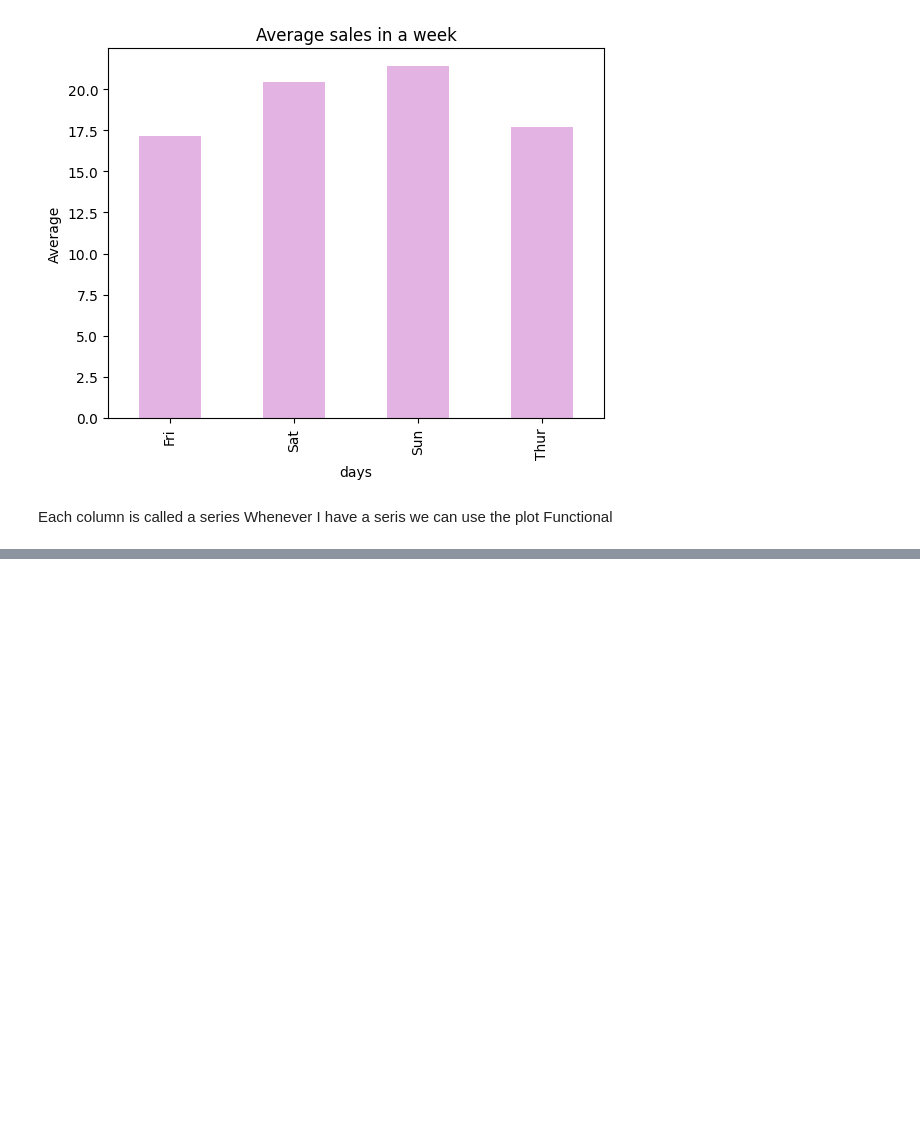
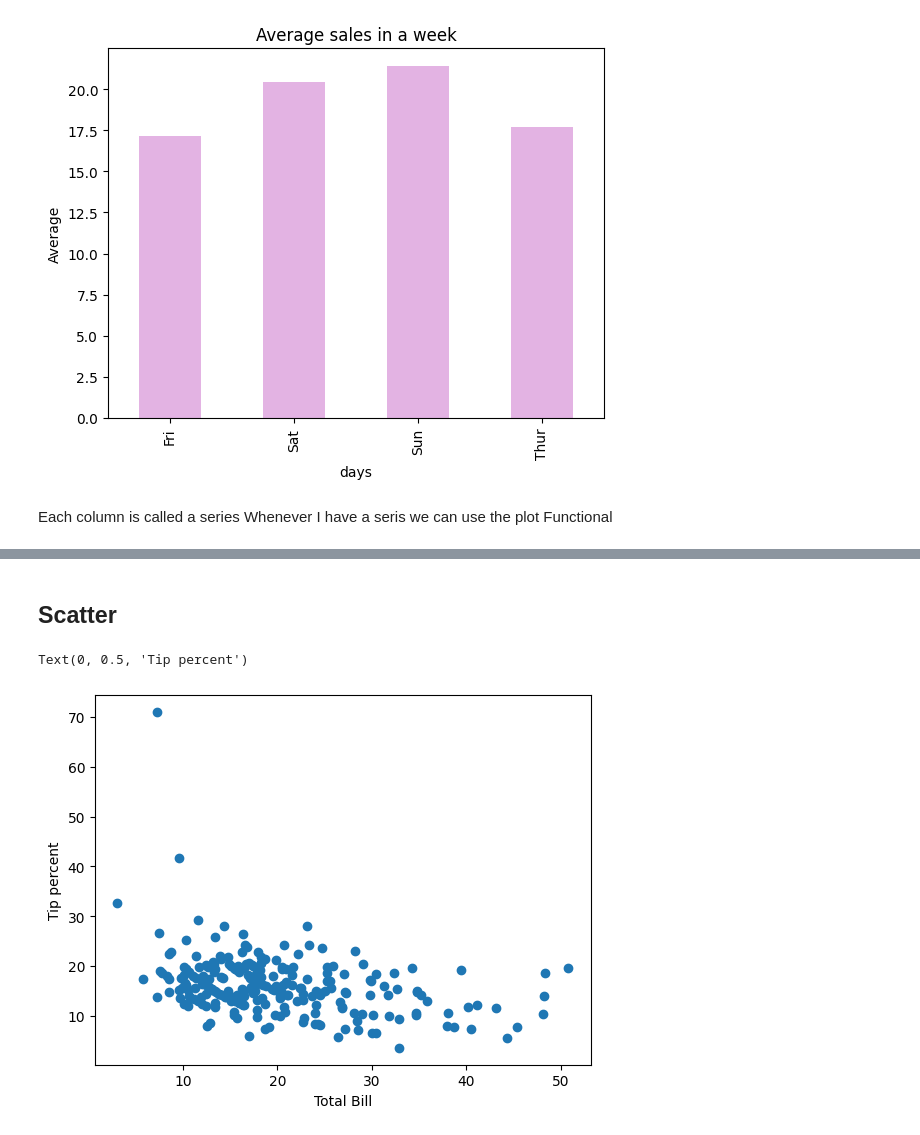
Before and after one commit to Vuyo17Sanlam/python-2025, a Jupyter notebook: Week5_Day3/notes.ipynb, the cells around one changed output, grey strips where cells are left out. Saved outputs shown, nothing was run; the diff lists cells and outputs as text; code cells hidden in the pictures; blank space fills up the shorter version.

```diff
--- a/Week5_Day3/notes.ipynb
+++ b/Week5_Day3/notes.ipynb
@@ -307,0 +319,9 @@ SyntaxError: invalid syntax. Perhaps you forgot a comma? (1197778970.py, line 4)
+# %% [markdown]
+## Scatter
+# %%
+plt.scatter(tips_df['total_bill'], tips_df['tip_percent'] )
+plt.xlabel('Total Bill')
+plt.ylabel("Tip percent")
+# %% [output]
+Text(0, 0.5, 'Tip percent')
+[figure, added]
```
Also changed, not shown: parts of 3 cells of this notebook.
